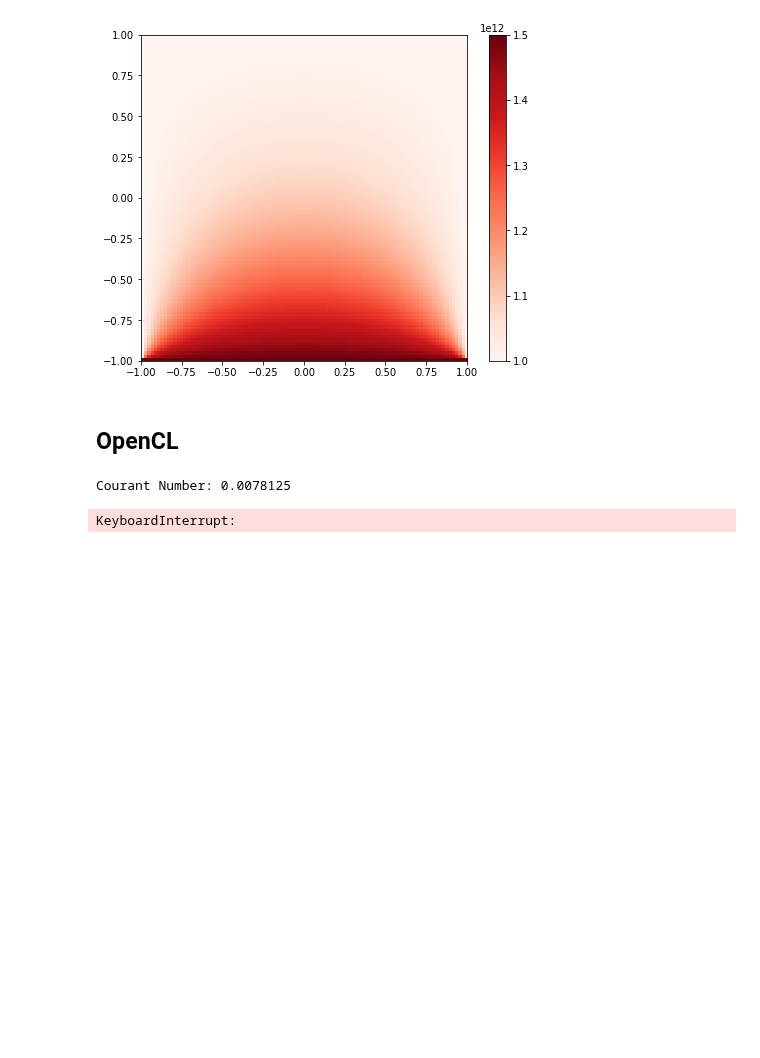
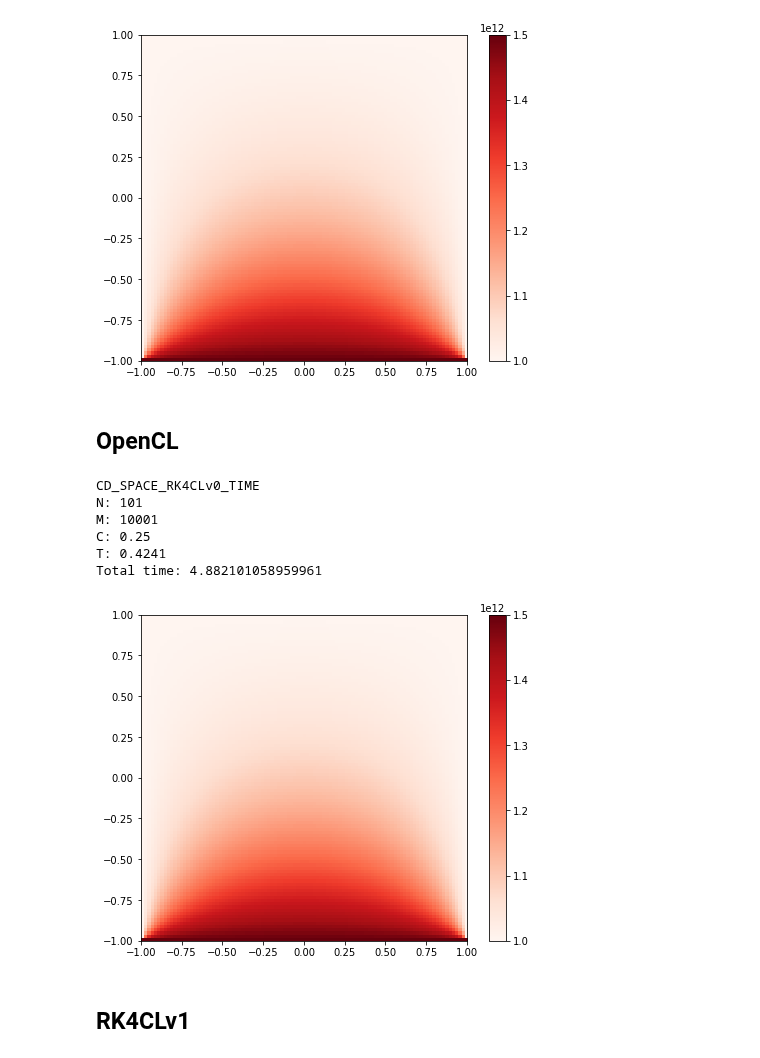
Before and after one commit to johnduffymsc/PHAS0102, a Jupyter notebook: rk.ipynb, the cells around one changed output. Saved outputs shown, nothing was run; the diff lists cells and outputs as text; code cells hidden in the pictures; blank space fills up the shorter version.

```diff
--- a/rk.ipynb
+++ b/rk.ipynb
@@ -12,6 +13,17 @@ def plot(u):
     plt.imshow(u, origin='lower', extent=(-1, 1, -1, 1), cmap='Reds')
     plt.colorbar()
     plt.show()
+# %%
+# Declare a useful timer class...
+
+class Timer:
+    def __enter__(self):
+        self.start = time.time()
+        return self
+
+    def __exit__(self, *args):
+        self.end = time.time()
+        self.interval = self.end - self.start
 # %% [markdown]
 ## Finite Differences
 # %%
@@ -430,45 +442,58 @@ class RK4:
             self.k4,
             self.temperature)
 # %%
-N = 201
-M = 1280001
+N = 101
+M = 10001
 
-print("Courant Number: {}".format(((N - 1) * (N - 1)) / (4 * (M - 1))))
+print("CD_SPACE_RK4CLv0_TIME")
+print("N: {}".format(N))
+print("M: {}".format(M))
+print("C: {}".format(((N - 1) * (N - 1)) / (4 * (M - 1))))
 
 u = np.full((N, N), 1_000_000_000_000, dtype=np.int64)
 
 u[0, :] = 1_500_000_000_000
 
 v = np.zeros((N, N), dtype=u.dtype)
 
 k1 = np.zeros((N, N), dtype=u.dtype)
 k2 = np.zeros((N, N), dtype=u.dtype)
 k3 = np.zeros((N, N), dtype=u.dtype)
 k4 = np.zeros((N, N), dtype=u.dtype)
 
 rk4 = RK4(N, M)
 
 rk4.copy_u_to_device(u)
 rk4.copy_v_to_device(v)
 
 rk4.copy_k1_to_device(k1)
 rk4.copy_k2_to_device(k2)
 rk4.copy_k3_to_device(k3)
 rk4.copy_k4_to_device(k4)
 
 i = 0
 
-while True:
-    rk4.step()
-    i = i + 1
-    temperature = rk4.copy_temperature_from_device()
-    if not temperature < 1_100_000_000_000:
-        v = rk4.copy_v_from_device()
-        break
+with Timer() as t:
+
+    while True:
+        rk4.step()
+        i = i + 1
+        temperature = rk4.copy_temperature_from_device()
+        if not temperature < 1_100_000_000_000:
+            v = rk4.copy_v_from_device()
+            break
 
 print("T: {}".format(i / (M - 1)))
+print("Total time: {0}".format(t.interval))
 
 plot(v)
 # %% [output]
-Courant Number: 0.0078125
+CD_SPACE_RK4CLv0_TIME
+N: 101
+M: 10001
+C: 0.25
+T: 0.4241
+Total time: 4.882101058959961
-KeyboardInterrupt:
+[figure, added]
+# %% [markdown]
+## RK4CLv1
```
Also changed, not shown: parts of 4 cells of this notebook, 1 other file.
